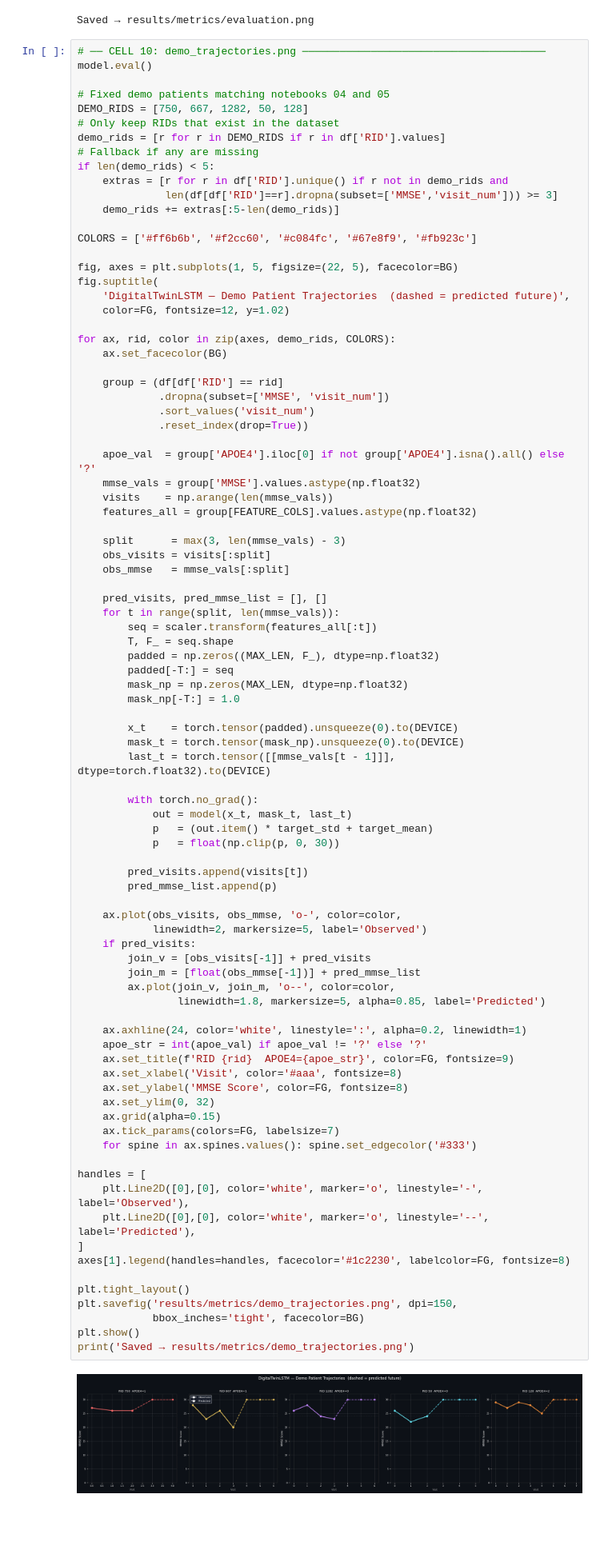
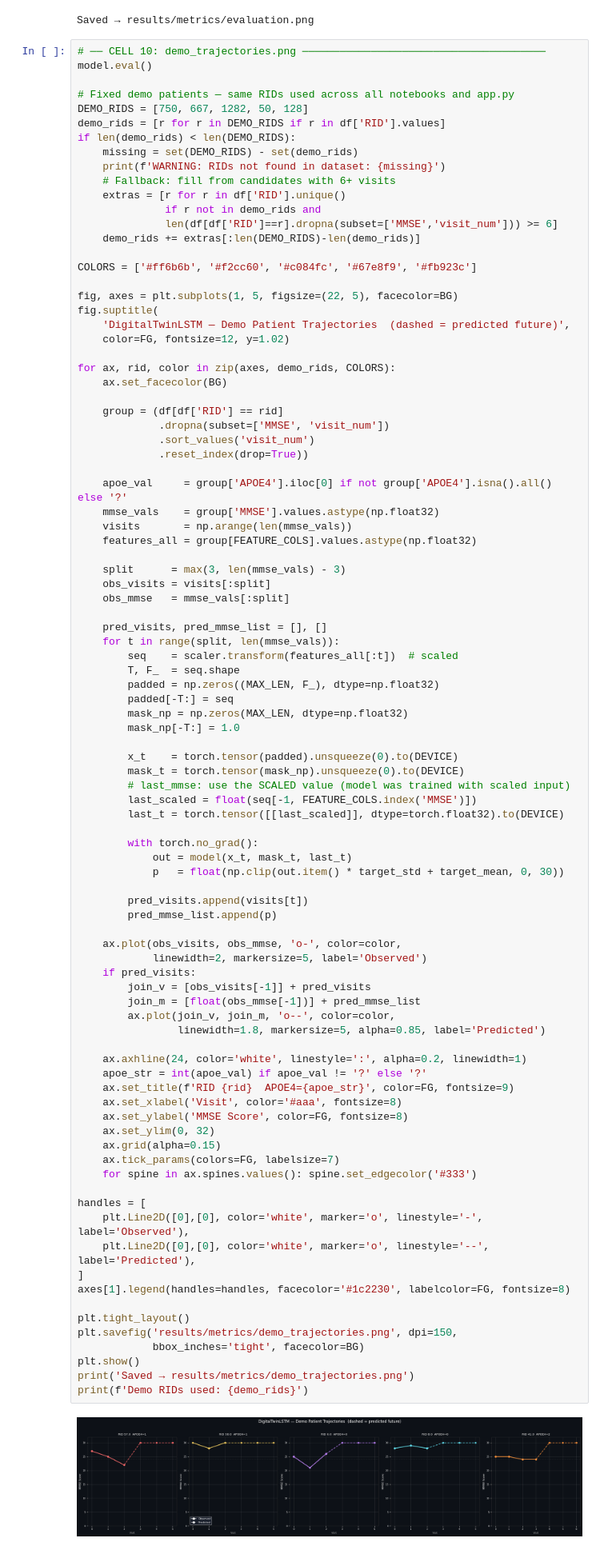
Before and after one commit to evanimenon/alzheimers-digital-twin, a Jupyter notebook: 02_lstm_model.ipynb, the cells around one changed output. Shown at 80% size. Cells and saved outputs as stored; diff of their text form; blank space fills up the shorter version.

Commit message:
Fixed the graphs and UI

```diff
--- a/02_lstm_model.ipynb
+++ b/02_lstm_model.ipynb
@@ -344,15 +344,17 @@ Saved → results/metrics/evaluation.png
 # ── CELL 10: demo_trajectories.png ───────────────────────────────────────
 model.eval()
 
-# Fixed demo patients matching notebooks 04 and 05
+# Fixed demo patients — same RIDs used across all notebooks and app.py
 DEMO_RIDS = [750, 667, 1282, 50, 128]
-# Only keep RIDs that exist in the dataset
 demo_rids = [r for r in DEMO_RIDS if r in df['RID'].values]
-# Fallback if any are missing
-if len(demo_rids) < 5:
-    extras = [r for r in df['RID'].unique() if r not in demo_rids and
-              len(df[df['RID']==r].dropna(subset=['MMSE','visit_num'])) >= 3]
-    demo_rids += extras[:5-len(demo_rids)]
+if len(demo_rids) < len(DEMO_RIDS):
+    missing = set(DEMO_RIDS) - set(demo_rids)
+    print(f'WARNING: RIDs not found in dataset: {missing}')
+    # Fallback: fill from candidates with 6+ visits
+    extras = [r for r in df['RID'].unique()
+              if r not in demo_rids and
+              len(df[df['RID']==r].dropna(subset=['MMSE','visit_num'])) >= 6]
+    demo_rids += extras[:len(DEMO_RIDS)-len(demo_rids)]
 
 COLORS = ['#ff6b6b', '#f2cc60', '#c084fc', '#67e8f9', '#fb923c']
 
@@ -369,9 +371,9 @@ for ax, rid, color in zip(axes, demo_rids, COLORS):
              .sort_values('visit_num')
              .reset_index(drop=True))
 
-    apoe_val  = group['APOE4'].iloc[0] if not group['APOE4'].isna().all() else '?'
-    mmse_vals = group['MMSE'].values.astype(np.float32)
-    visits    = np.arange(len(mmse_vals))
+    apoe_val     = group['APOE4'].iloc[0] if not group['APOE4'].isna().all() else '?'
+    mmse_vals    = group['MMSE'].values.astype(np.float32)
+    visits       = np.arange(len(mmse_vals))
     features_all = group[FEATURE_COLS].values.astype(np.float32)
 
     split      = max(3, len(mmse_vals) - 3)
@@ -380,8 +382,8 @@ for ax, rid, color in zip(axes, demo_rids, COLORS):
 
     pred_visits, pred_mmse_list = [], []
     for t in range(split, len(mmse_vals)):
-        seq = scaler.transform(features_all[:t])
-        T, F_ = seq.shape
+        seq    = scaler.transform(features_all[:t])  # scaled
+        T, F_  = seq.shape
         padded = np.zeros((MAX_LEN, F_), dtype=np.float32)
         padded[-T:] = seq
         mask_np = np.zeros(MAX_LEN, dtype=np.float32)
@@ -389,12 +391,13 @@ for ax, rid, color in zip(axes, demo_rids, COLORS):
 
         x_t    = torch.tensor(padded).unsqueeze(0).to(DEVICE)
         mask_t = torch.tensor(mask_np).unsqueeze(0).to(DEVICE)
-        last_t = torch.tensor([[mmse_vals[t - 1]]], dtype=torch.float32).to(DEVICE)
+        # last_mmse: use the SCALED value (model was trained with scaled input)
+        last_scaled = float(seq[-1, FEATURE_COLS.index('MMSE')])
+        last_t = torch.tensor([[last_scaled]], dtype=torch.float32).to(DEVICE)
 
         with torch.no_grad():
             out = model(x_t, mask_t, last_t)
-            p   = (out.item() * target_std + target_mean)
-            p   = float(np.clip(p, 0, 30))
+            p   = float(np.clip(out.item() * target_std + target_mean, 0, 30))
 
         pred_visits.append(visits[t])
         pred_mmse_list.append(p)
@@ -402,34 +405,35 @@ for ax, rid, color in zip(axes, demo_rids, COLORS):
     ax.plot(obs_visits, obs_mmse, 'o-', color=color,
             linewidth=2, markersize=5, label='Observed')
     if pred_visits:
         join_v = [obs_visits[-1]] + pred_visits
         join_m = [float(obs_mmse[-1])] + pred_mmse_list
         ax.plot(join_v, join_m, 'o--', color=color,
                 linewidth=1.8, markersize=5, alpha=0.85, label='Predicted')
 
     ax.axhline(24, color='white', linestyle=':', alpha=0.2, linewidth=1)
     apoe_str = int(apoe_val) if apoe_val != '?' else '?'
     ax.set_title(f'RID {rid}  APOE4={apoe_str}', color=FG, fontsize=9)
     ax.set_xlabel('Visit', color='#aaa', fontsize=8)
     ax.set_ylabel('MMSE Score', color=FG, fontsize=8)
     ax.set_ylim(0, 32)
     ax.grid(alpha=0.15)
     ax.tick_params(colors=FG, labelsize=7)
     for spine in ax.spines.values(): spine.set_edgecolor('#333')
 
 handles = [
     plt.Line2D([0],[0], color='white', marker='o', linestyle='-',  label='Observed'),
     plt.Line2D([0],[0], color='white', marker='o', linestyle='--', label='Predicted'),
 ]
 axes[1].legend(handles=handles, facecolor='#1c2230', labelcolor=FG, fontsize=8)
 
 plt.tight_layout()
 plt.savefig('results/metrics/demo_trajectories.png', dpi=150,
             bbox_inches='tight', facecolor=BG)
 plt.show()
 print('Saved → results/metrics/demo_trajectories.png')
+print(f'Demo RIDs used: {demo_rids}')
 # %% [output]
-[figure, old version]
+[figure, new version]
 Saved → results/metrics/demo_trajectories.png
 # %%
 # ── CELL 11: lstm_eval_plots.png  (Hippocampus ridge probe) ──────────────
```
Also changed, not shown: parts of 5 cells of this notebook, 16 other files.
